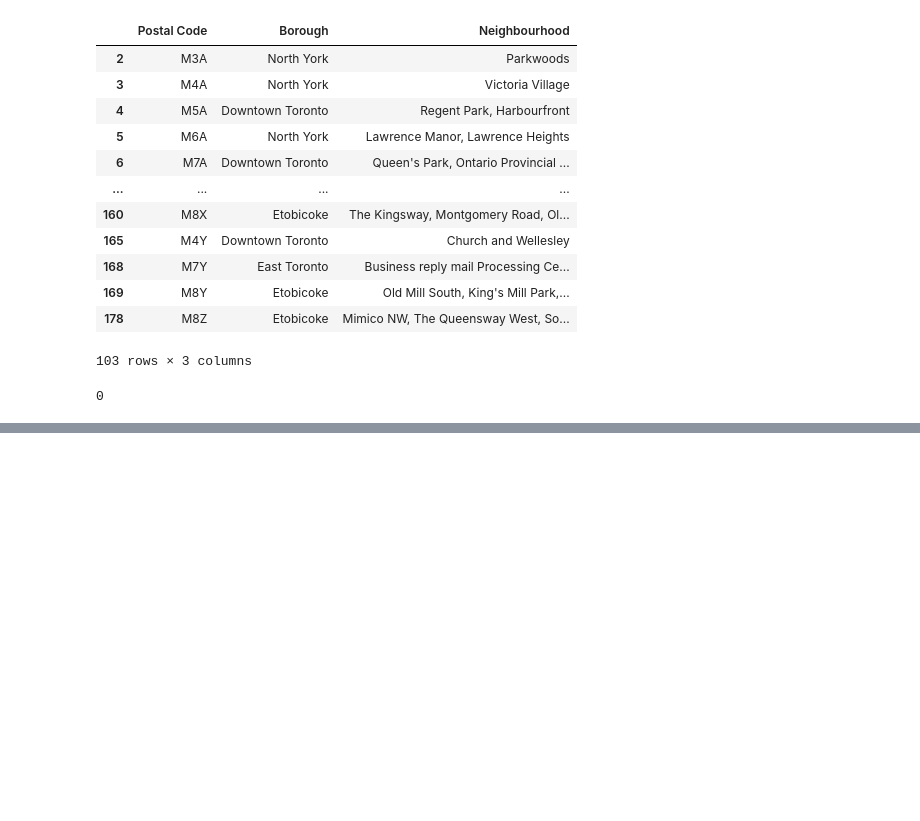
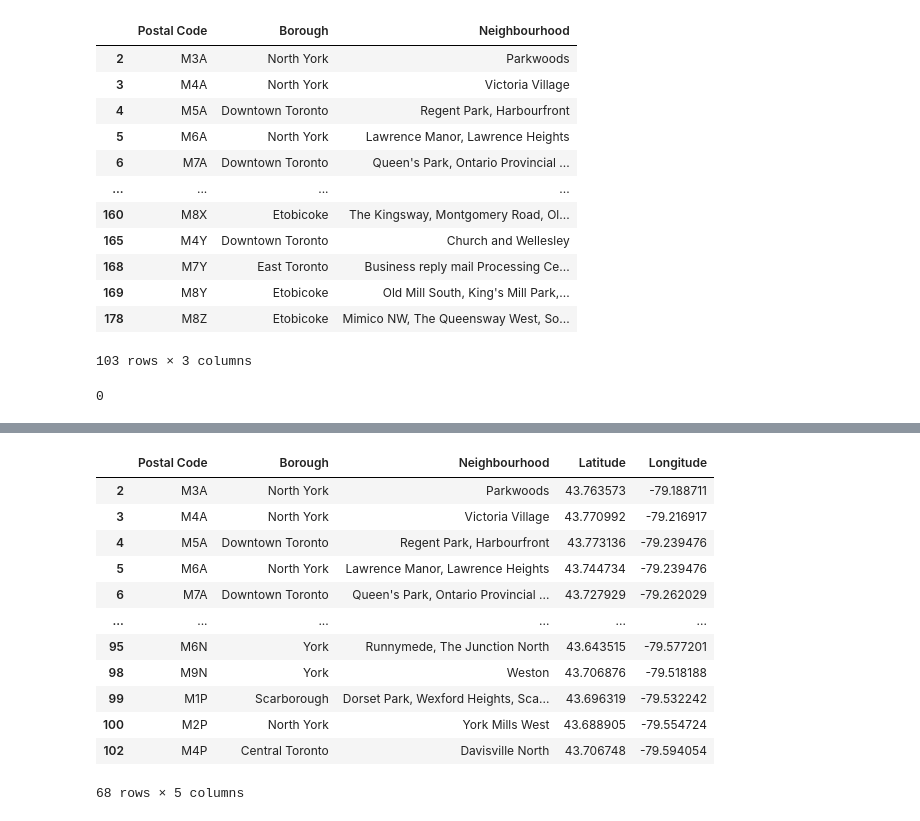
Before and after one commit to Annie-vega/Coursera_Capstone, a Jupyter notebook: Segmenting and Clustering Neighborhoods in Toronto.ipynb, the cells around one changed output, grey strips where cells are left out. Drawn from its saved outputs; the diff is of its cells as text; code cells hidden in the pictures; blank space fills up the shorter version.

```diff
--- a/Segmenting and Clustering Neighborhoods in Toronto.ipynb
+++ b/Segmenting and Clustering Neighborhoods in Toronto.ipynb
@@ -65,0 +158,18 @@ df.shape
+# %%
+#Reorganize columns
+result1=result.reindex(columns= ['Postal Code', 'Borough', 'Neighbourhood','Latitude','Longitude'])
+result1
+# %% [output]
+|  | Postal Code | Borough | Neighbourhood | Latitude | Longitude |
+| 2 | M3A | North York | Parkwoods | 43.763573 | -79.188711 |
+| 3 | M4A | North York | Victoria Village | 43.770992 | -79.216917 |
+| 4 | M5A | Downtown Toronto | Regent Park, Harbourfront | 43.773136 | -79.239476 |
+| 5 | M6A | North York | Lawrence Manor, Lawrence Heights | 43.744734 | -79.239476 |
+| 6 | M7A | Downtown Toronto | Queen's Park, Ontario Provincial ... | 43.727929 | -79.262029 |
+| ... | ... | ... | ... | ... | ... |
+| 95 | M6N | York | Runnymede, The Junction North | 43.643515 | -79.577201 |
+| 98 | M9N | York | Weston | 43.706876 | -79.518188 |
+| 99 | M1P | Scarborough | Dorset Park, Wexford Heights, Sca... | 43.696319 | -79.532242 |
+| 100 | M2P | North York | York Mills West | 43.688905 | -79.554724 |
+| 102 | M4P | Central Toronto | Davisville North | 43.706748 | -79.594054 |
+68 rows × 5 columns
```
Also changed, not shown: parts of 11 cells of this notebook.
